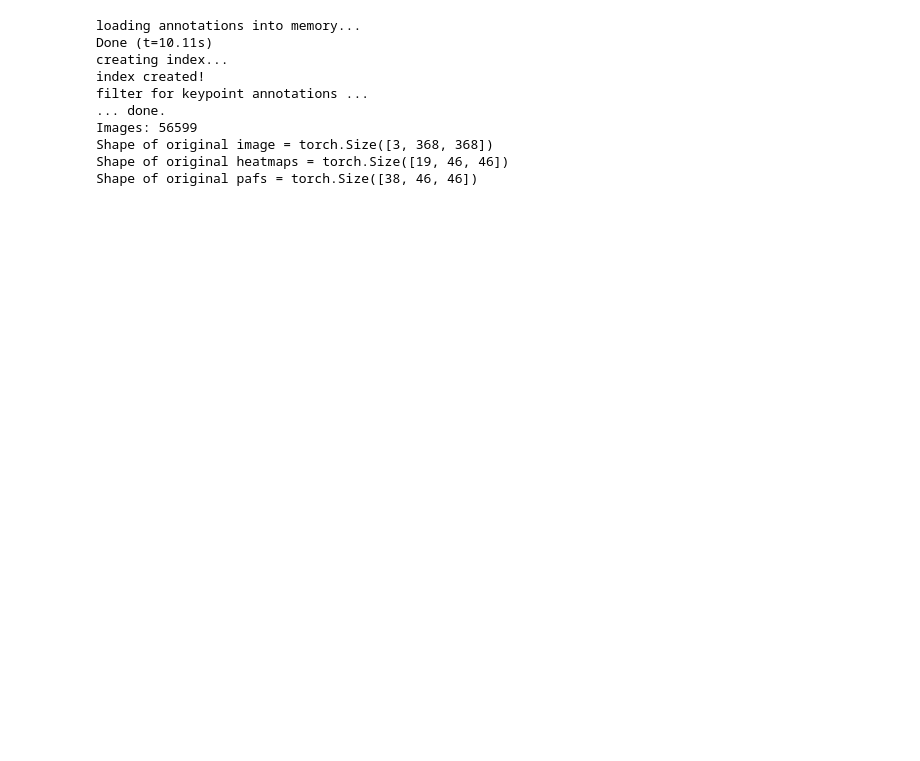
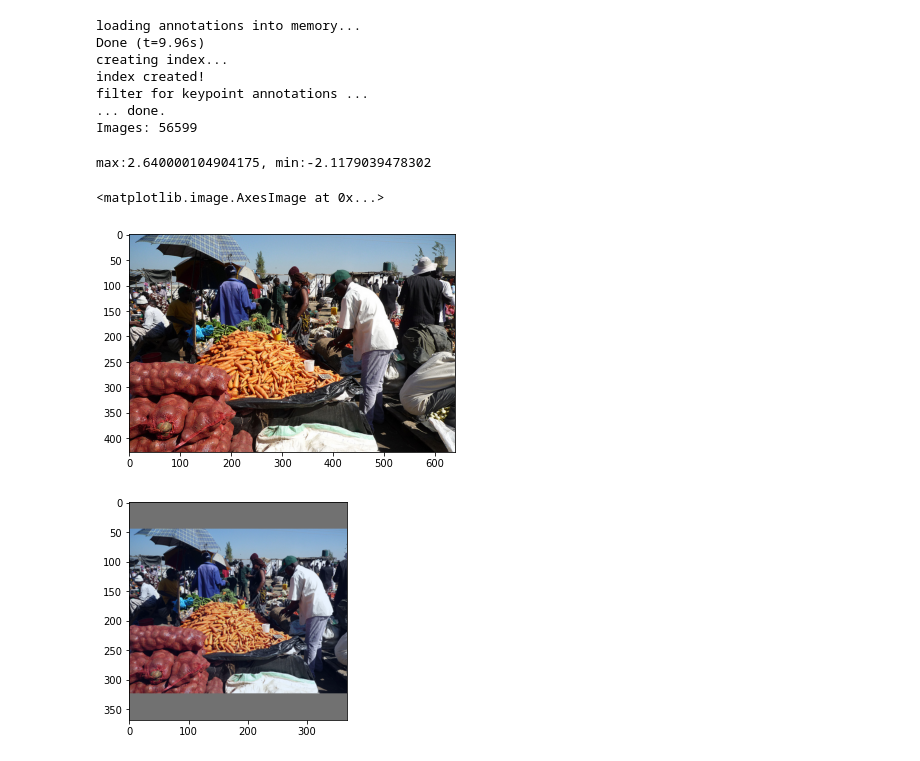
Before and after one commit to sjidea/pose-estimation, a Jupyter notebook: Untitled.ipynb, the cells around one changed output. Cells and saved outputs as stored; diff of their text form; code cells hidden in the pictures; blank space fills up the shorter version.

Commit message:
visualize done

```diff
--- a/Untitled.ipynb
+++ b/Untitled.ipynb
@@ -53,25 +53,39 @@ datas = [CocoKeypoints(
             target_transforms=image_transform,
         ) for item in ann_train_dir]
 
-data = datas[0]
-(image, heatmaps, pafs), filepath = data[1]
-
-
-# print(f"Filepath = {filepath}")
-print(f"Shape of original image = {image.shape}")
-print(f"Shape of original heatmaps = {heatmaps.shape}")
-print(f"Shape of original pafs = {pafs.shape}")
-
 # summary(model, image.shape)
 # %% [output]
 loading annotations into memory...
-Done (t=10.11s)
+Done (t=9.96s)
 creating index...
 index created!
 filter for keypoint annotations ...
 ... done.
 Images: 56599
-Shape of original image = torch.Size([3, 368, 368])
-Shape of original heatmaps = torch.Size([19, 46, 46])
-Shape of original pafs = torch.Size([38, 46, 46])
+# %%
+data = datas[0]
+(image, heatmaps, pafs), filepath, anns = data[0]
+# print(f"Shape of original image = {im.shape}")
+# print(f"Shape of heatmap = {heatmap.shape}")
+# print(f"Shape of paf = {paf.shape}")
+
+# reference image
+fig = plt.figure()
+ref_image = Image.open(filepath)
+plt.imshow(ref_image)
+
+# image from dataloader
+im = image.numpy()
+im = np.transpose(im, (1, 2, 0))
+max_value_i = np.max(im)
+min_value_i = np.min(im)
+print(f"max:{max_value_i}, min:{min_value_i}")
+n_im = (im - min_value_i)/(max_value_i-min_value_i)
+fig = plt.figure()
+plt.imshow(n_im)
+# %% [output]
+max:2.640000104904175, min:-2.1179039478302
+<matplotlib.image.AxesImage at 0x...>
+[figure, added]
+[figure, added]
 # %%
```
Also changed, not shown: parts of 4 cells of this notebook.
